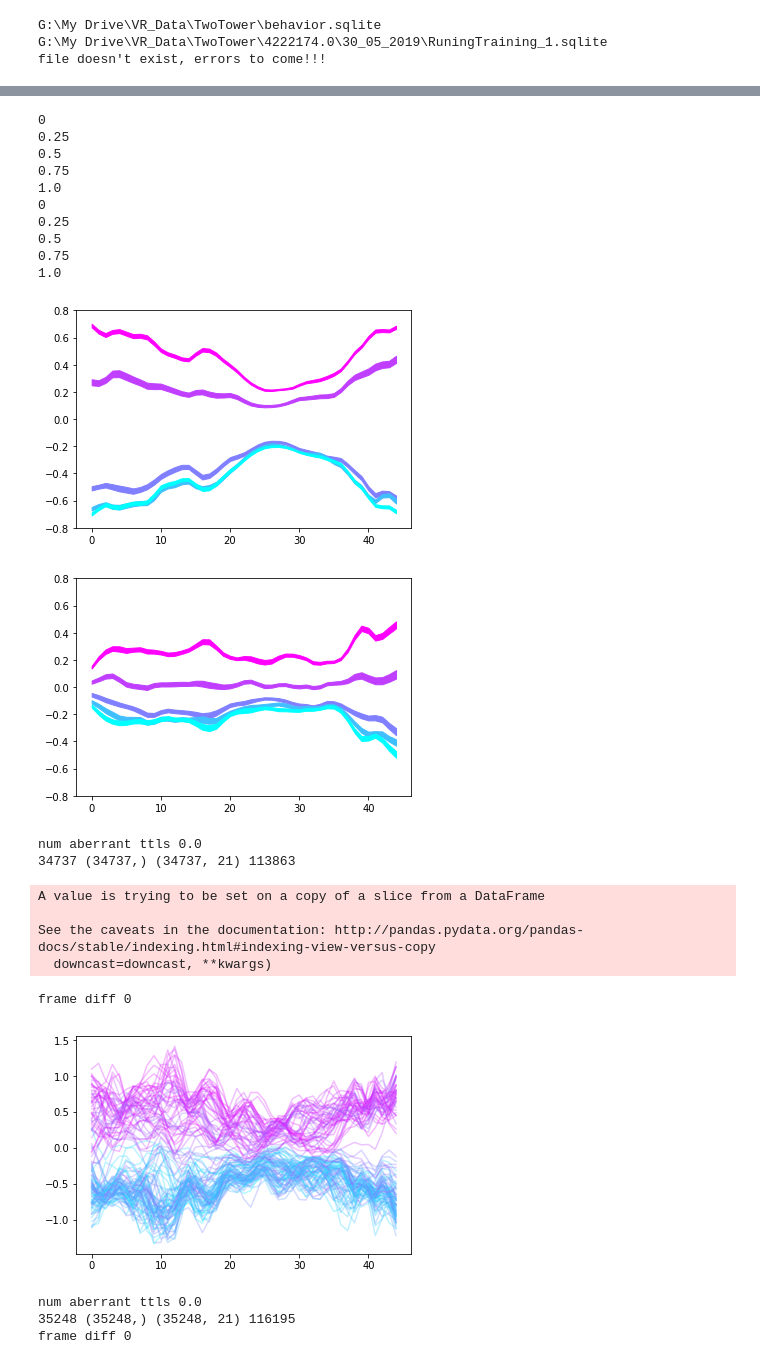
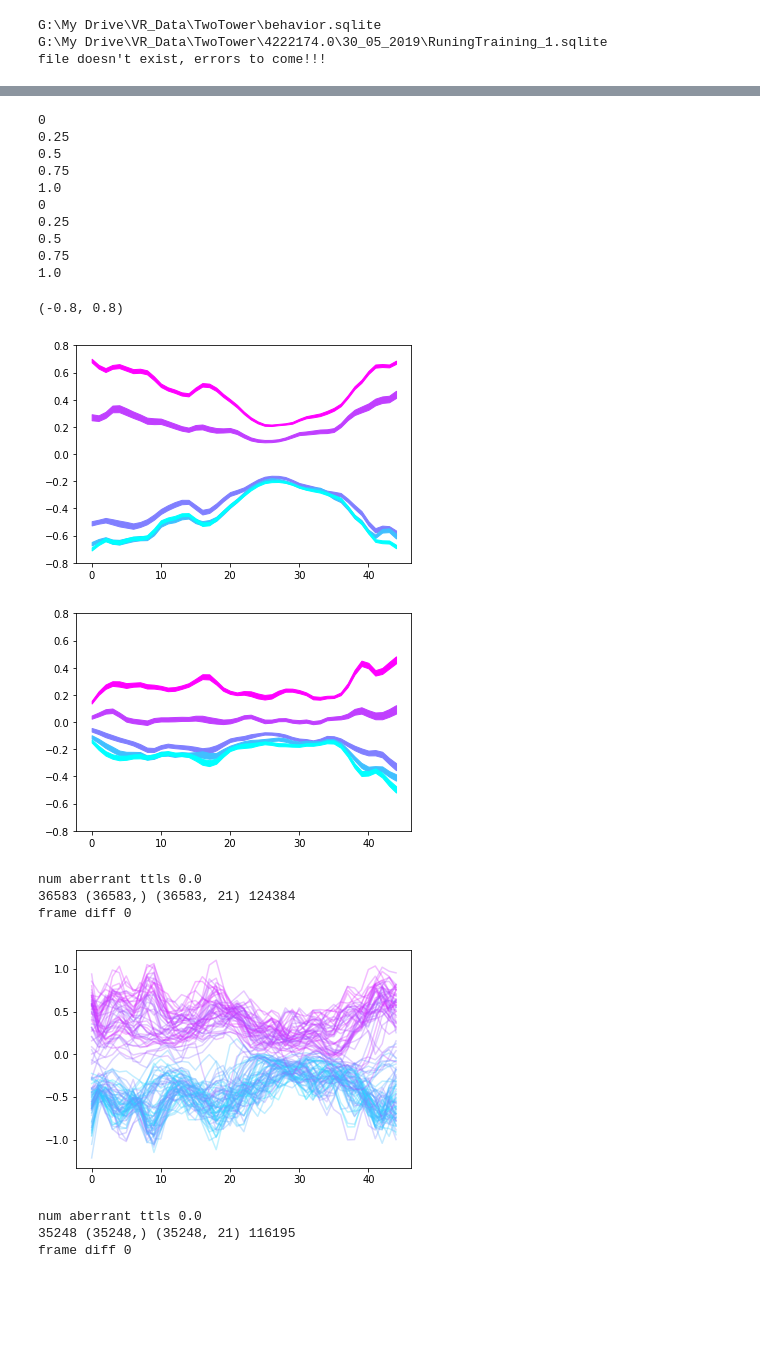
Before and after one commit to GiocomoLab/MightyMorphingPhotonRangers, a Jupyter notebook: SimMats/RealTimePopSim.ipynb, the cells around one changed output, grey strips where cells are left out. Saved outputs shown, nothing was run; the diff lists cells and outputs as text; code cells hidden in the pictures; blank space fills up the shorter version.

```diff
--- a/SimMats/RealTimePopSim.ipynb
+++ b/SimMats/RealTimePopSim.ipynb
@@ -25,7 +25,7 @@ df = df[df['RewardCount']>30]
 df = df[df['Imaging']==1]
 df = df.sort_values(['MouseName','DateTime','SessionNumber'])
 tracks = 'TwoTower_noTimeout|TwoTower_Timeout|Reversal_noTimeout|Reversal|TwoTower_foraging|FreqMorph_Decision|FreqMorph_Timeout'
-tracks = 'TwoTower_foraging|FreqMorph_Timeout|FreqMorph_Decision'
+tracks = 'TwoTower_foraging|FreqMorph_Timeout|FreqMorph_Decision|TwoTower_noTimeout'
 df = df[df['Track'].str.contains(tracks,regex=True)]
 # %% [output]
 G:\My Drive\VR_Data\TwoTower\behavior.sqlite
@@ -124,8 +131,8 @@ f_rare,ax_rare = plot_binned_lar(-lr_rare,em_rare)
 f_fam,ax_fam = plot_binned_lar(-lr_fam,em_fam)
 ax_rare.set_ylim([-.8,.8])
 ax_fam.set_ylim([-.8,.8])
-f_rare.savefig("G:\\My Drive\\manuscripts\\MightyMorphinPhotonRangers\\Figures\\allrare_rtlar.pdf",format='pdf')
-f_fam.savefig("G:\\My Drive\\manuscripts\\MightyMorphinPhotonRangers\\Figures\\allfam_rtlar.pdf",format='pdf')
+# f_rare.savefig("G:\\My Drive\\manuscripts\\MightyMorphinPhotonRangers\\Figures\\allrare_rtlar.pdf",format='pdf')
+# f_fam.savefig("G:\\My Drive\\manuscripts\\MightyMorphinPhotonRangers\\Figures\\allfam_rtlar.pdf",format='pdf')
 # %% [output]
 0
 0.25
@@ -137,6 +144,7 @@ f_fam.savefig("G:\\My Drive\\manuscripts\\MightyMorphinPhotonRangers\\Figures\\a
 0.5
 0.75
 1.0
+(-0.8, 0.8)
 [figure]
 [figure]
 # %%
@@ -148,19 +156,15 @@ def plot_single_sess(lr_bin,em,mouse,date):
 # %%
 mouse = '4139265.5'
-date = '19_02_2019'
+date = '24_02_2019'
 df_mouse = df[df['MouseName'].str.match(mouse)]
 sess = df_mouse[df_mouse['DateFolder'].str.match(date)].iloc[0]
 lr_bin, effMorph = run_single_session(sess)
 plot_single_sess(lr_bin,effMorph,mouse,date)
 # %% [output]
 num aberrant ttls 0.0
-34737 (34737,) (34737, 21) 113863
+36583 (36583,) (36583, 21) 124384
+frame diff 0
-A value is trying to be set on a copy of a slice from a DataFrame
-
-See the caveats in the documentation: http://pandas.pydata.org/pandas-docs/stable/indexing.html#indexing-view-versus-copy
-  downcast=downcast, **kwargs)
-frame diff 0
-[figure, old version]
+[figure, new version]
 # %%
 mouse = '4222153.2'
 date = '15_04_2019'
```
Also changed, not shown: parts of 4 cells of this notebook, 14 other files.
